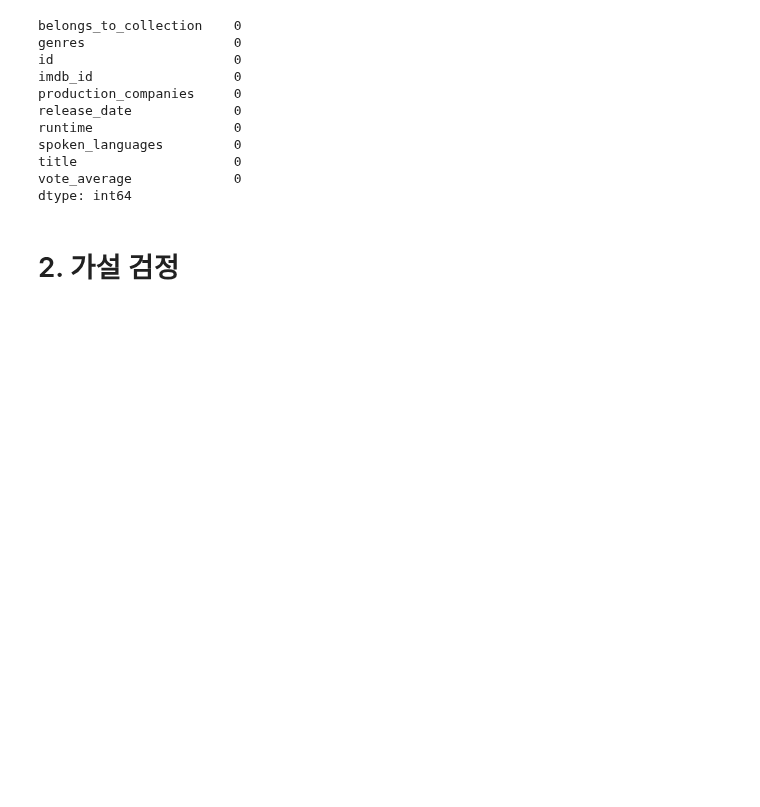
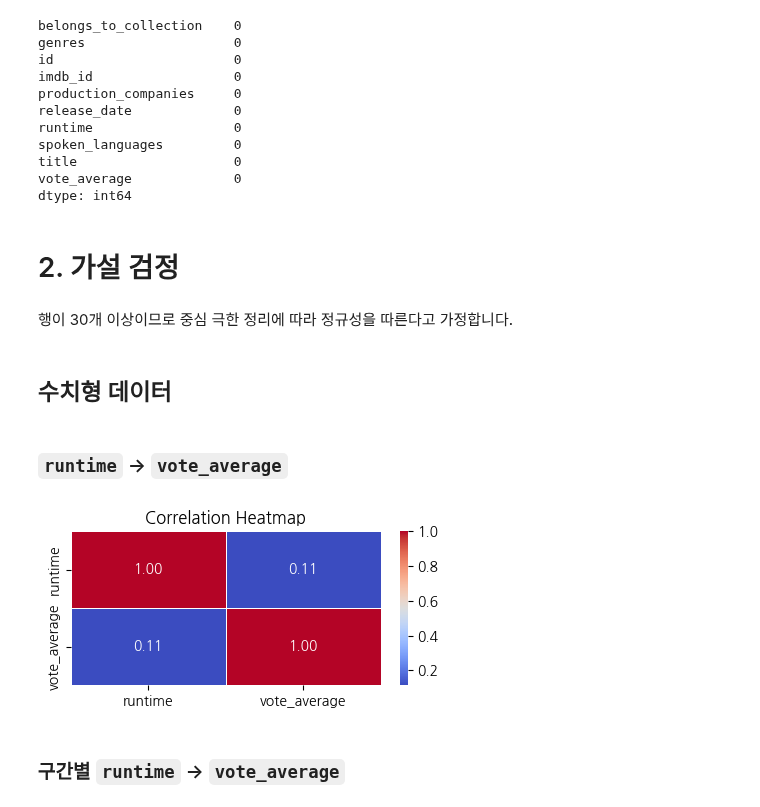
Before and after one commit to viola2002/dartb, a Jupyter notebook: toy_project/2024_Autumn/code/movie metadata SHT.ipynb, the cells around one changed output. Drawn from its saved outputs; the diff is of its cells as text; code cells hidden in the pictures; blank space fills up the shorter version.

```diff
--- a/toy_project/2024_Autumn/code/movie metadata SHT.ipynb
+++ b/toy_project/2024_Autumn/code/movie metadata SHT.ipynb
@@ -463,3 +465,23 @@ vote_average             0
 dtype: int64
 # %% [markdown]
 # 2. 가설 검정
+# %% [markdown]
+행이 30개 이상이므로 중심 극한 정리에 따라 정규성을 따른다고 가정합니다.
+# %% [markdown]
+## 수치형 데이터
+# %% [markdown]
+### `runtime` -> `vote_average`
+# %%
+# 상관계수 계산
+mvmd_numeric = mvmd_cleaned[['runtime','vote_average']].copy()
+correlation_matrix = mvmd_numeric.corr(method='pearson')
+# %%
+# 히트맵 시각화
+plt.figure(figsize=(5, 2))
+sns.heatmap(correlation_matrix, annot=True, cmap='coolwarm', fmt='.2f', linewidths=.5)
+plt.title('Correlation Heatmap')
+plt.show()
+# %% [output]
+[figure, added]
+# %% [markdown]
+### 구간별 `runtime` -> `vote_average`
```
Also changed, not shown: parts of 22 cells of this notebook.
